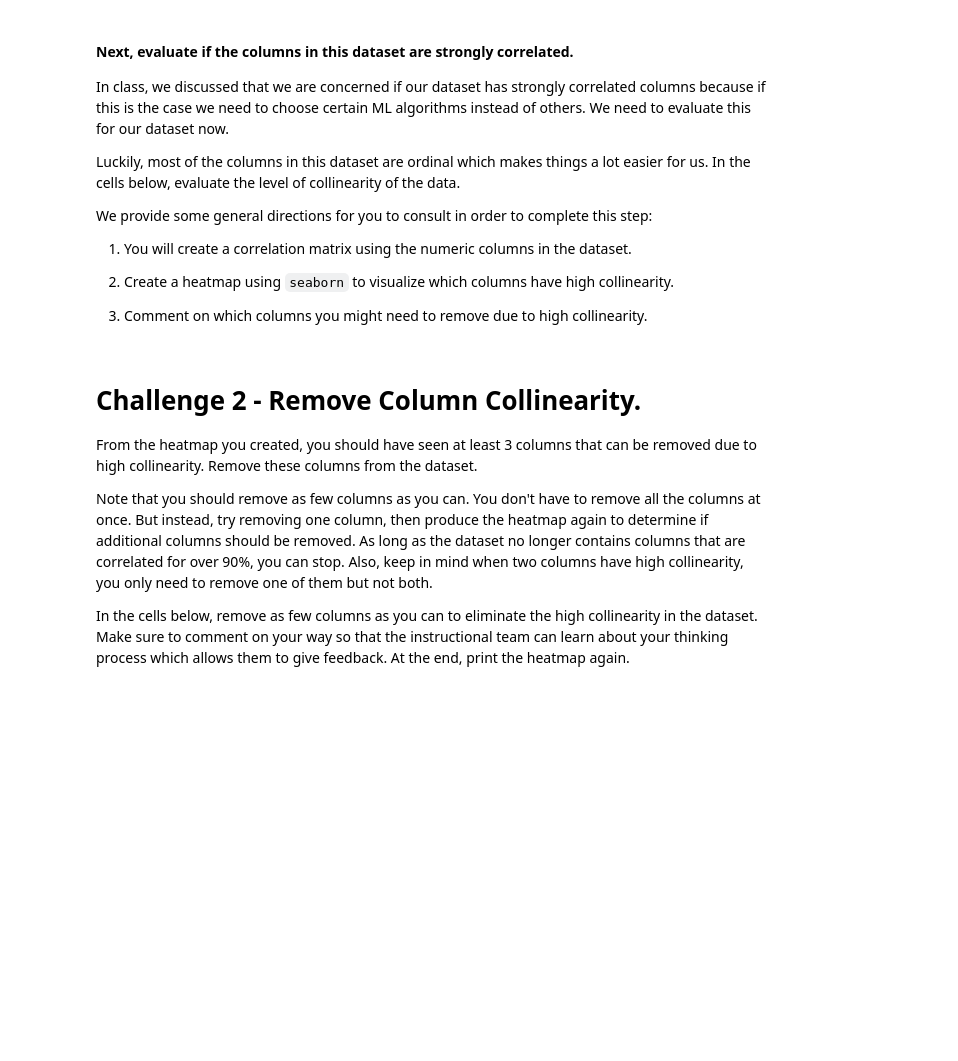
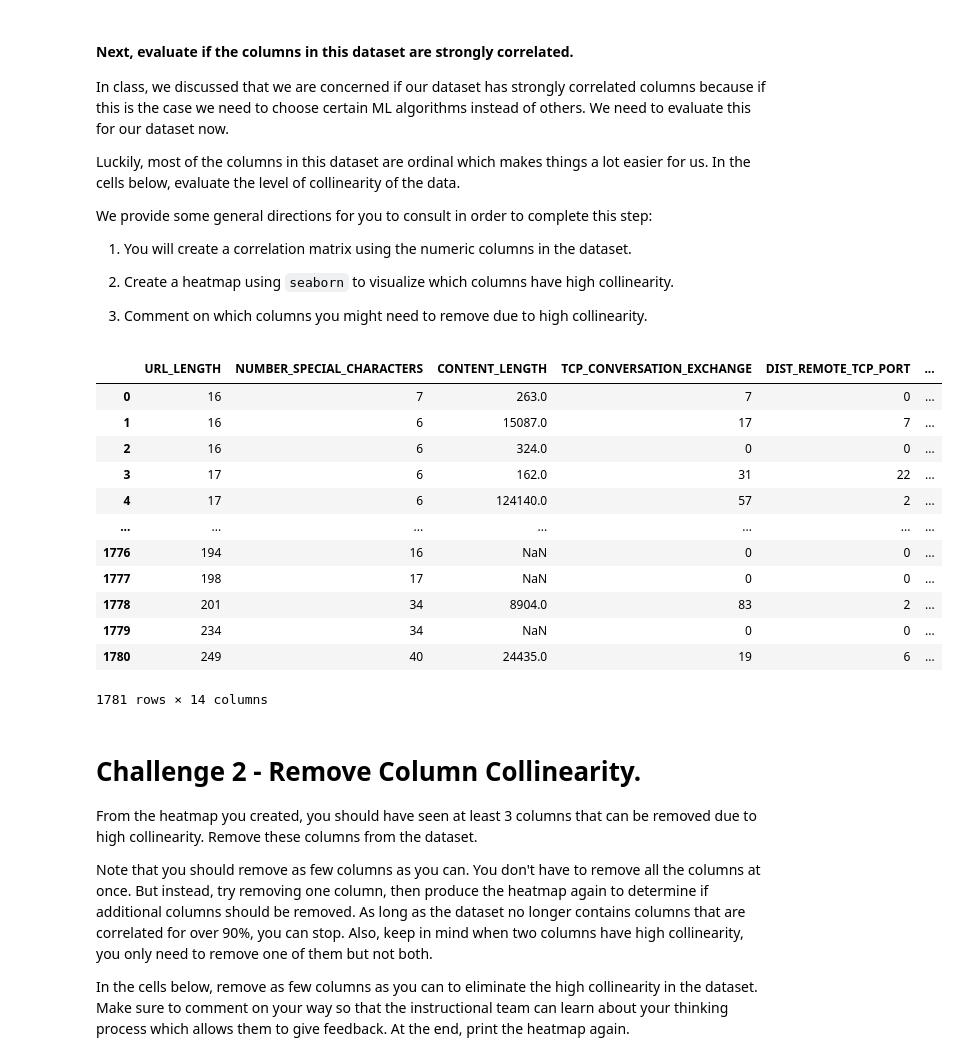
Before and after one commit to ih-datapt-mad/dataptmad0924_labs, a Jupyter notebook: module-3/supervised-learning/your-code/main.ipynb, the cells around one changed output. Drawn from its saved outputs; the diff is of its cells as text; code cells hidden in the pictures; blank space fills up the shorter version.

```diff
--- a/module-3/supervised-learning/your-code/main.ipynb
+++ b/module-3/supervised-learning/your-code/main.ipynb
@@ -107,3 +108,20 @@ We provide some general directions for you to consult in order to complete this
+# %%
+numeric_cols = websites.select_dtypes(include=np.number)
+numeric_cols
+# %% [output]
+|  | URL_LENGTH | NUMBER_SPECIAL_CHARACTERS | CONTENT_LENGTH | TCP_CONVERSATION_EXCHANGE | DIST_REMOTE_TCP_PORT | ... |
+| 0 | 16 | 7 | 263.0 | 7 | 0 | ... |
+| 1 | 16 | 6 | 15087.0 | 17 | 7 | ... |
+| 2 | 16 | 6 | 324.0 | 0 | 0 | ... |
+| 3 | 17 | 6 | 162.0 | 31 | 22 | ... |
+| 4 | 17 | 6 | 124140.0 | 57 | 2 | ... |
+| ... | ... | ... | ... | ... | ... | ... |
+| 1776 | 194 | 16 | NaN | 0 | 0 | ... |
+| 1777 | 198 | 17 | NaN | 0 | 0 | ... |
+| 1778 | 201 | 34 | 8904.0 | 83 | 2 | ... |
+| 1779 | 234 | 34 | NaN | 0 | 0 | ... |
+| 1780 | 249 | 40 | 24435.0 | 19 | 6 | ... |
+1781 rows × 14 columns
 # %%
 # Your comment here
 # %% [markdown]
```
Also changed, not shown: parts of 8 cells of this notebook.
